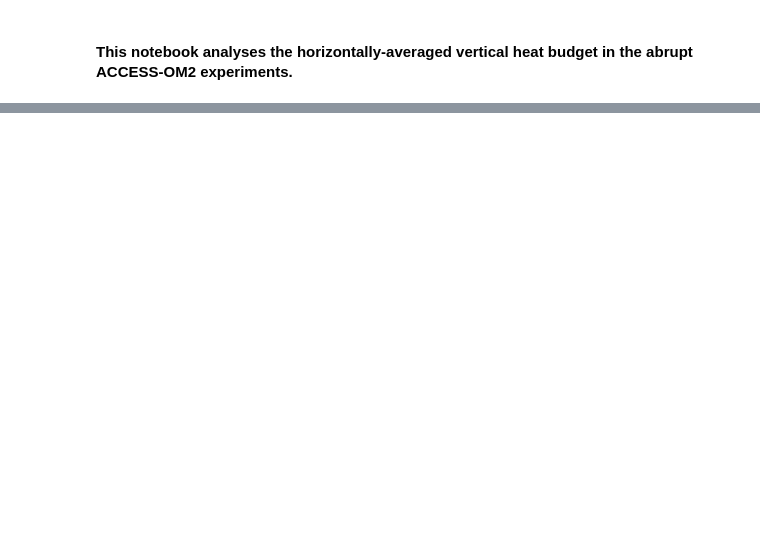
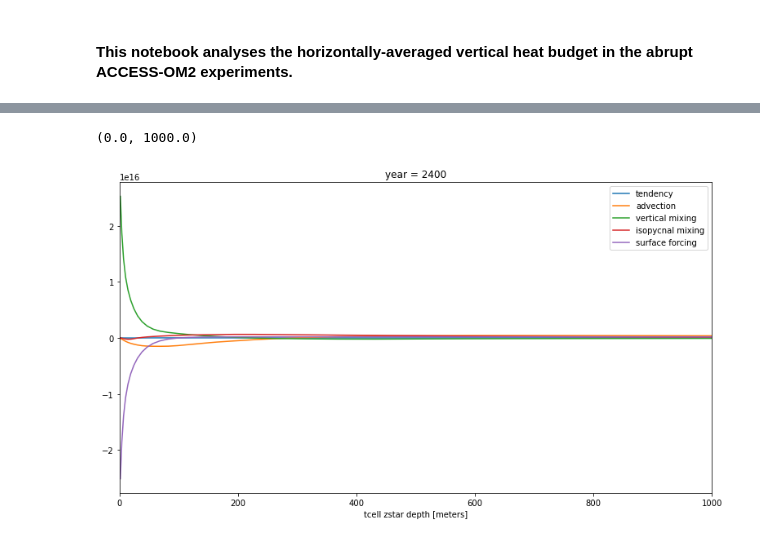
Before and after one commit to mpudig/HonoursThesis, a Jupyter notebook: Analysis_code/vertical_heat_budget.ipynb, the cells around one changed output, grey strips where cells are left out. Cells and saved outputs as stored; diff of their text form; code cells hidden in the pictures; blank space fills up the shorter version.

```diff
--- a/Analysis_code/vertical_heat_budget.ipynb
+++ b/Analysis_code/vertical_heat_budget.ipynb
@@ -166,0 +186,16 @@ VariableNotFoundError: No files were found containing 'temp_tendency' in the '1d
+# %%
+plt.figure(figsize=(13,7))
+
+depth = 1000
+
+heat_budget_cont[0].plot(label='tendency')
+heat_budget_cont[1].plot(label='advection')
+heat_budget_cont[2].plot(label='vertical mixing')
+heat_budget_cont[3].plot(label='isopycnal mixing')
+heat_budget_cont[4].plot(label='surface forcing')
+
+plt.legend()
+plt.xlim(0,depth)
+# %% [output]
+(0.0, 1000.0)
+[figure, added]
```
Also changed, not shown: parts of 15 cells of this notebook, 28 other files.
